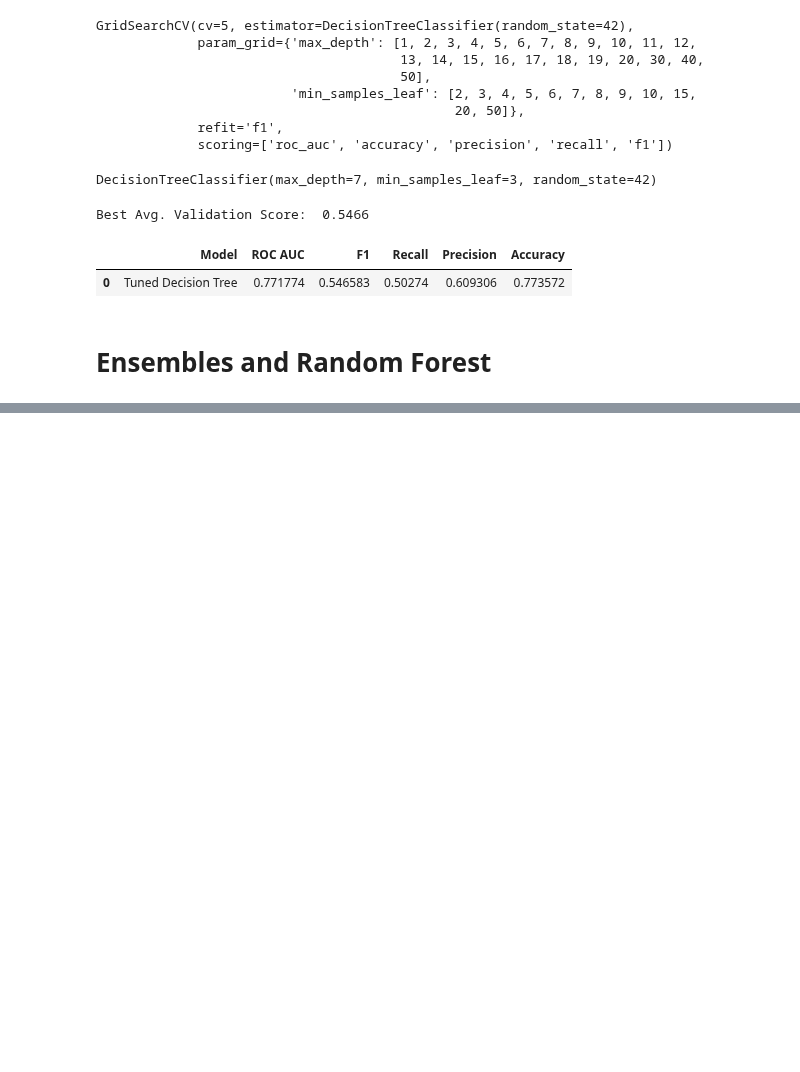
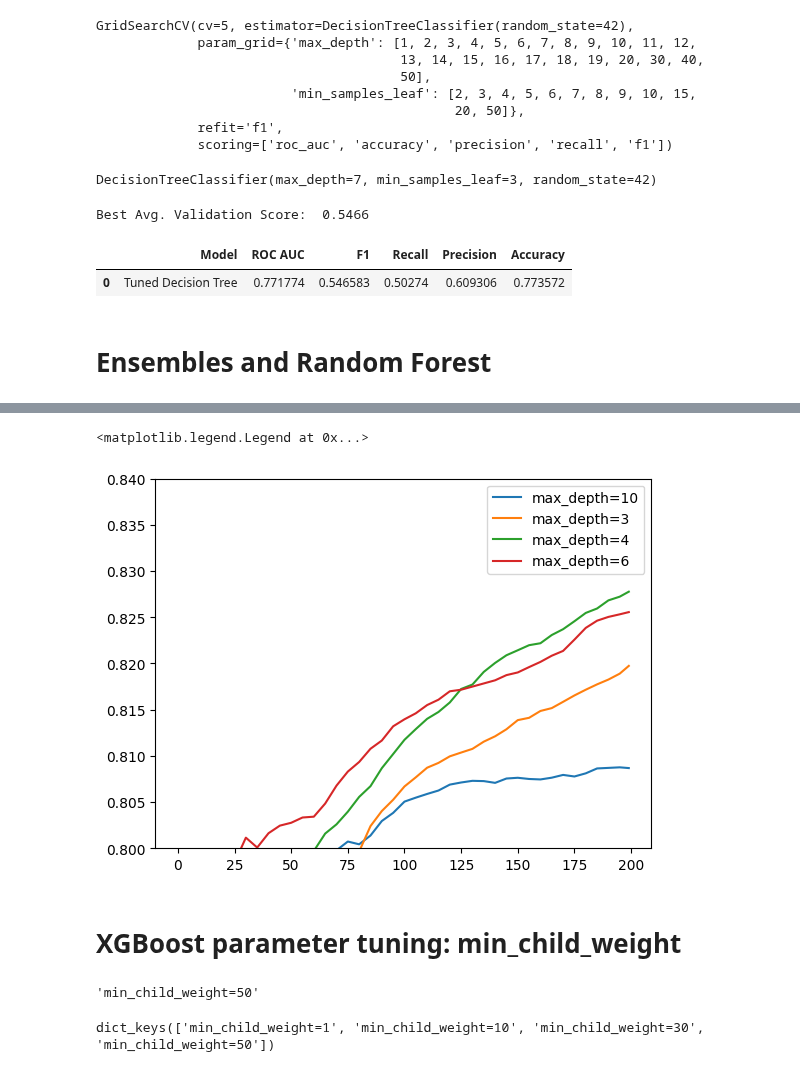
Before and after one commit to a-kravets/Data-Analytics-Projects, a Jupyter notebook: Credit Risk Scoring/credit_risk_scoring.ipynb, the cells around one changed output, grey strips where cells are left out. Cells and saved outputs as stored; diff of their text form; code cells hidden in the pictures; blank space fills up the shorter version.

Commit message:
adding xgboost tuning

```diff
--- a/Credit Risk Scoring/credit_risk_scoring.ipynb
+++ b/Credit Risk Scoring/credit_risk_scoring.ipynb
@@ -915,0 +1093,13 @@ plt.legend()
+# %%
+# visualizing
+
+for key, df_score in scores.items():
+    plt.plot(df_score.num_iter, df_score.val_auc, label=key)
+
+plt.ylim(0.8, 0.84) # zooming in y
+plt.legend()
+# %% [output]
+<matplotlib.legend.Legend at 0x...>
+[figure, added]
+# %% [markdown]
+# XGBoost parameter tuning: min_child_weight
@@ -915,0 +1127,10 @@ plt.legend()
+# %%
+key = 'min_child_weight=%s' % (xgb_params['min_child_weight'])
+scores[key] = parse_xgb_output(output)
+key
+# %% [output]
+'min_child_weight=50'
+# %%
+scores.keys()
+# %% [output]
+dict_keys(['min_child_weight=1', 'min_child_weight=10', 'min_child_weight=30', 'min_child_weight=50'])
```
Also changed, not shown: parts of 97 cells of this notebook.
